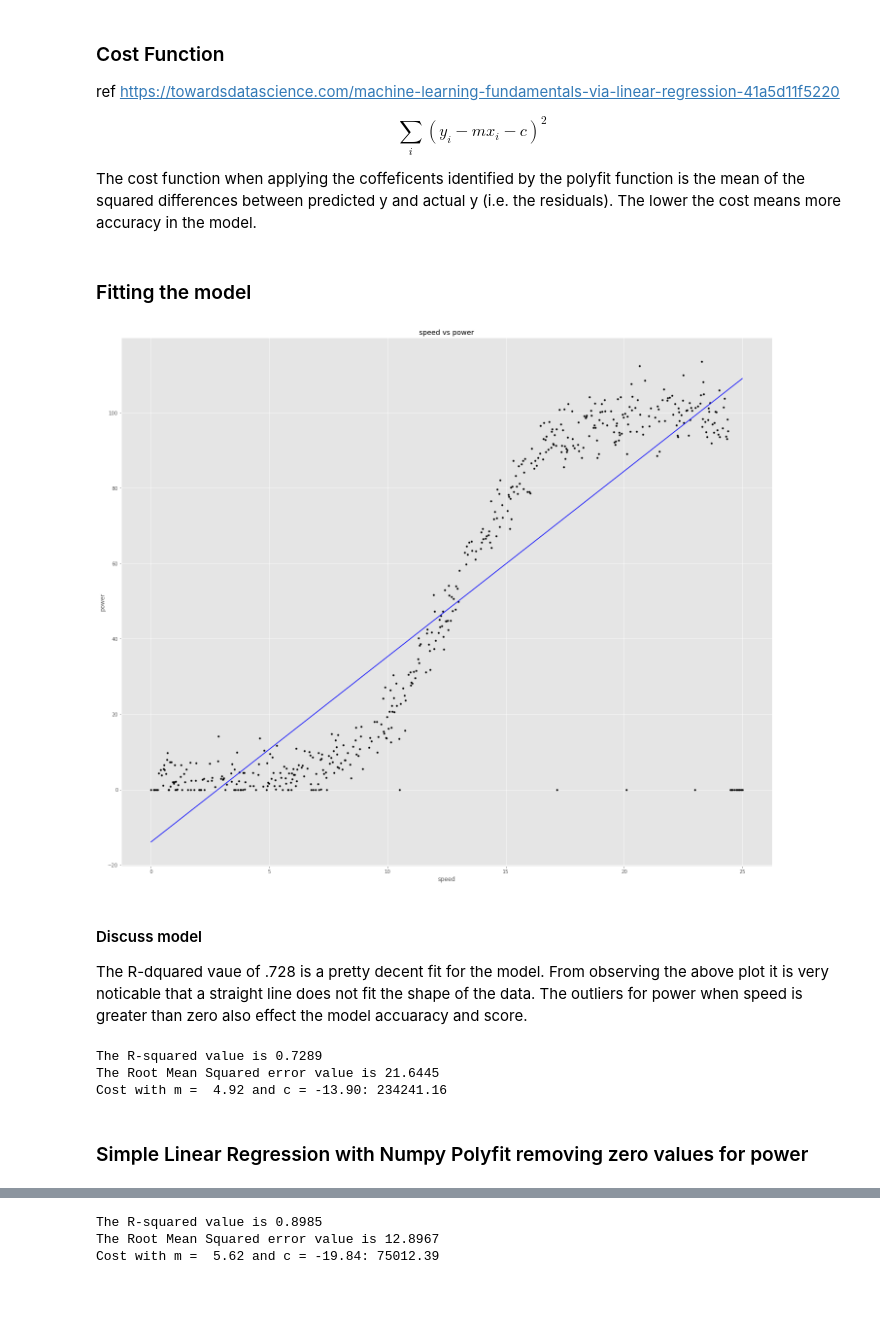
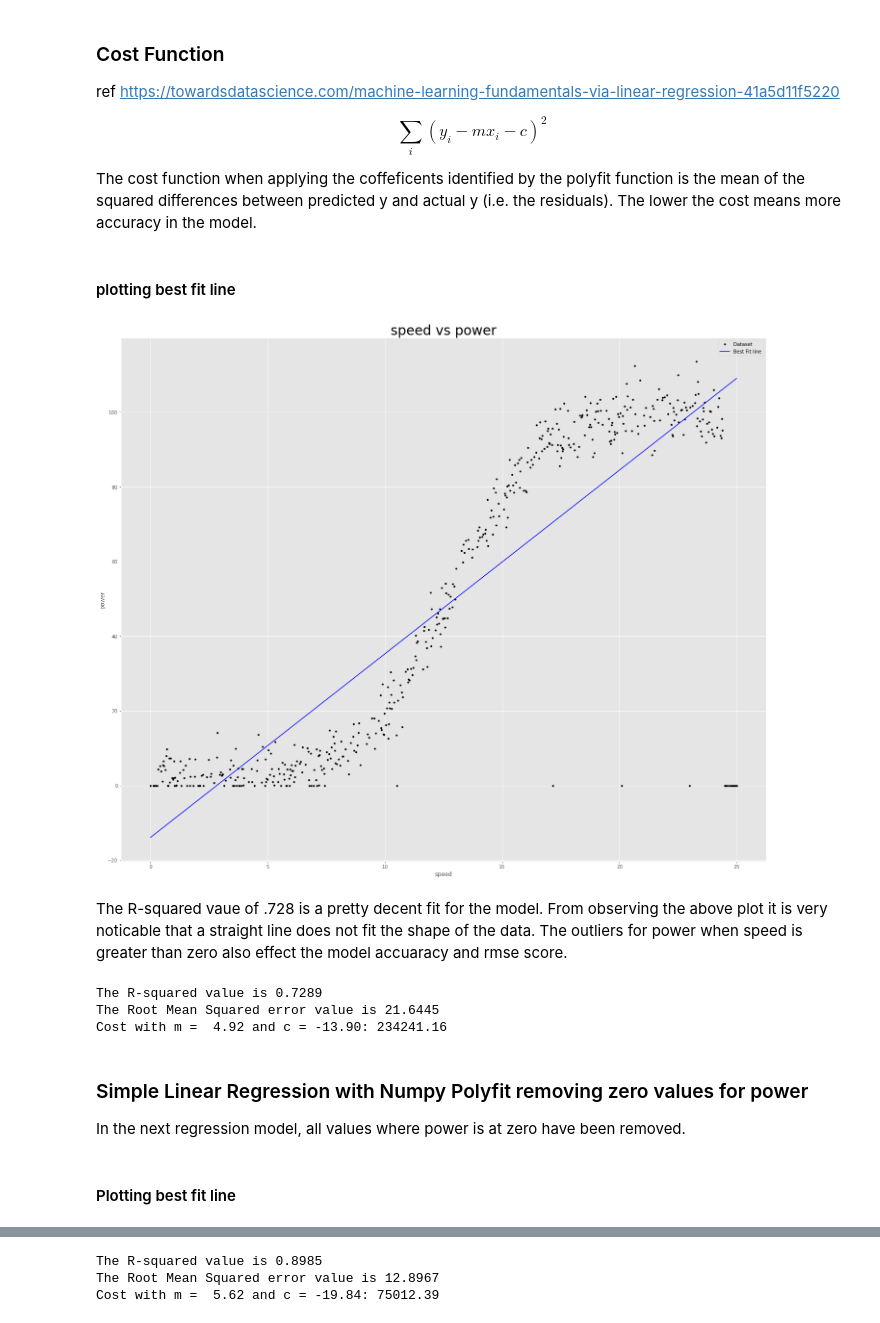
Before and after one commit to conor1982/FofDA_Project, a Jupyter notebook: FofDA_Project_2020.ipynb, the cells around one changed output, grey strips where cells are left out. Cells and saved outputs as stored; diff of their text form; code cells hidden in the pictures; blank space fills up the shorter version.

```diff
--- a/FofDA_Project_2020.ipynb
+++ b/FofDA_Project_2020.ipynb
@@ -162,19 +162,18 @@ The cost function when applying the coffeficents identified by the polyfit funct
 cost1 = lambda m,c: np.sum([(power[i] - coeffs[0] * speed[i] - coeffs[1])**2 for i in range(speed.size)])
 c1 = cost1(coeffs[0],coeffs[1])
-# %% [markdown]
-### Fitting the model
+# %% [markdown]
+#### plotting best fit line
 # %%
-plt.plot(df['speed'],df['power'],'.',color='black')
-plt.title(f'{df.columns[0]} vs {df.columns[1]}')
+plt.plot(df['speed'],df['power'],'.',color='black',label = 'Dataset')
+plt.title(f'{df.columns[0]} vs {df.columns[1]}',fontsize=28)
 plt.xlabel(f'{df.columns[0]}')
 plt.ylabel(f'{df.columns[1]}')
 
 #plotting coeffeicent values
-plt.plot(speed,coeffs[0] *speed + coeffs[1],color='blue',label = 'Best Fit line');
+plt.plot(speed,coeffs[0] *speed + coeffs[1],color='blue',label = 'Best Fit line')
+plt.legend();
 # %% [output]
-[figure, old version]
+[figure, new version]
 # %% [markdown]
-#### Discuss model
-
-The R-dquared vaue of .728 is a pretty decent fit for the model. From observing the above plot it is very noticable that a straight line does not fit the shape of the data. The outliers for power when speed is greater than zero also effect the model accuaracy and score.
+The R-squared vaue of .728 is a pretty decent fit for the model. From observing the above plot it is very noticable that a straight line does not fit the shape of the data. The outliers for power when speed is greater than zero also effect the model accuaracy and rmse score.
 # %%
@@ -187,4 +187,6 @@ The Root Mean Squared error value is 21.6445
 Cost with m =  4.92 and c = -13.90: 234241.16
 # %% [markdown]
 ### Simple Linear Regression with Numpy Polyfit removing zero values for power
+
+In the next regression model, all values where power is at zero have been removed.
 # %%
@@ -210,2 +217,4 @@ cost2 = lambda m,c: np.sum([(power2[i] - coeffs2[0] * speed2[i] - coeffs2[1])**2
 c2 = cost2(coeffs2[0],coeffs2[1])
+# %% [markdown]
+#### Plotting best fit line
 # %%
```
Also changed, not shown: parts of 57 cells of this notebook.
